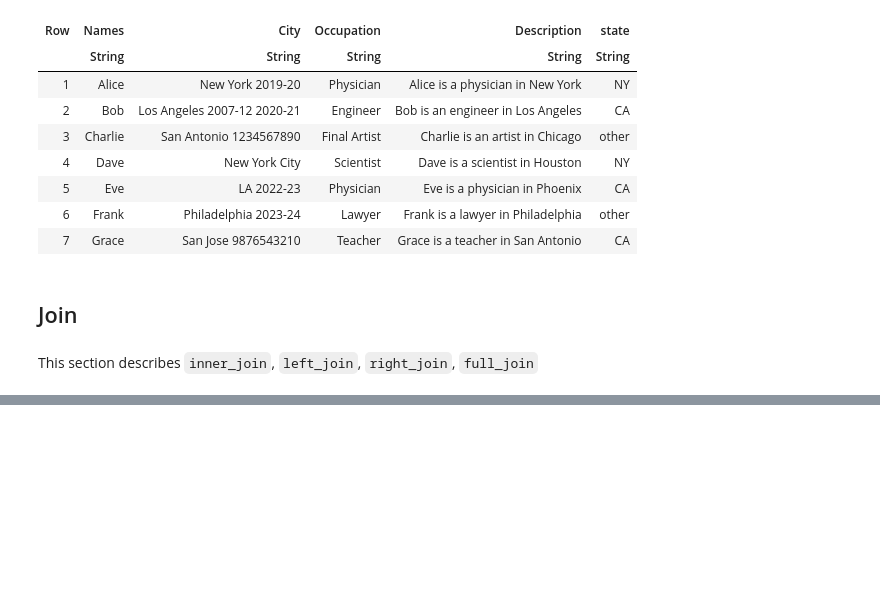
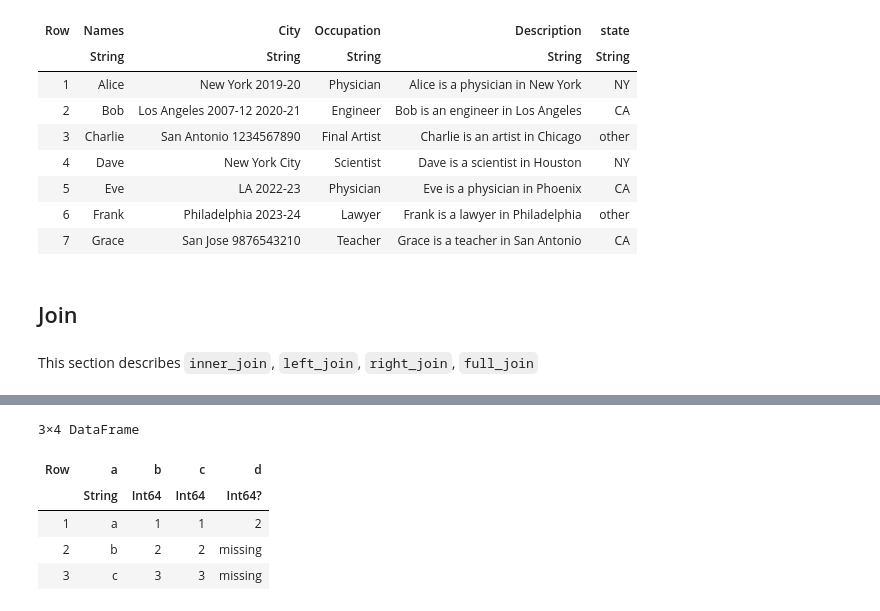
Before and after one commit to chlazaris/Julia_for_DS, a Jupyter notebook: Julia_Tidier.ipynb, the cells around one changed output, grey strips where cells are left out. Cells and saved outputs as stored; diff of their text form; code cells hidden in the pictures; blank space fills up the shorter version.

```diff
--- a/Julia_Tidier.ipynb
+++ b/Julia_Tidier.ipynb
@@ -591,3 +608,13 @@ df2 = DataFrame(a = ["a", "c"], c = 3:4);
+# %%
+# With Dataframes
+leftjoin(df1, df2, on = :a => :a)
+# %% [output]
+3×4 DataFrame
+| Row | a | b | c | d |
+|  | String | Int64 | Int64 | Int64? |
+| 1 | a | 1 | 1 | 2 |
+| 2 | b | 2 | 2 | missing |
+| 3 | c | 3 | 3 | missing |
 # %%
 # Left join (all the entries of the left df are kept)
 @left_join(df1, df2)
```
Also changed, not shown: parts of 12 cells of this notebook.
